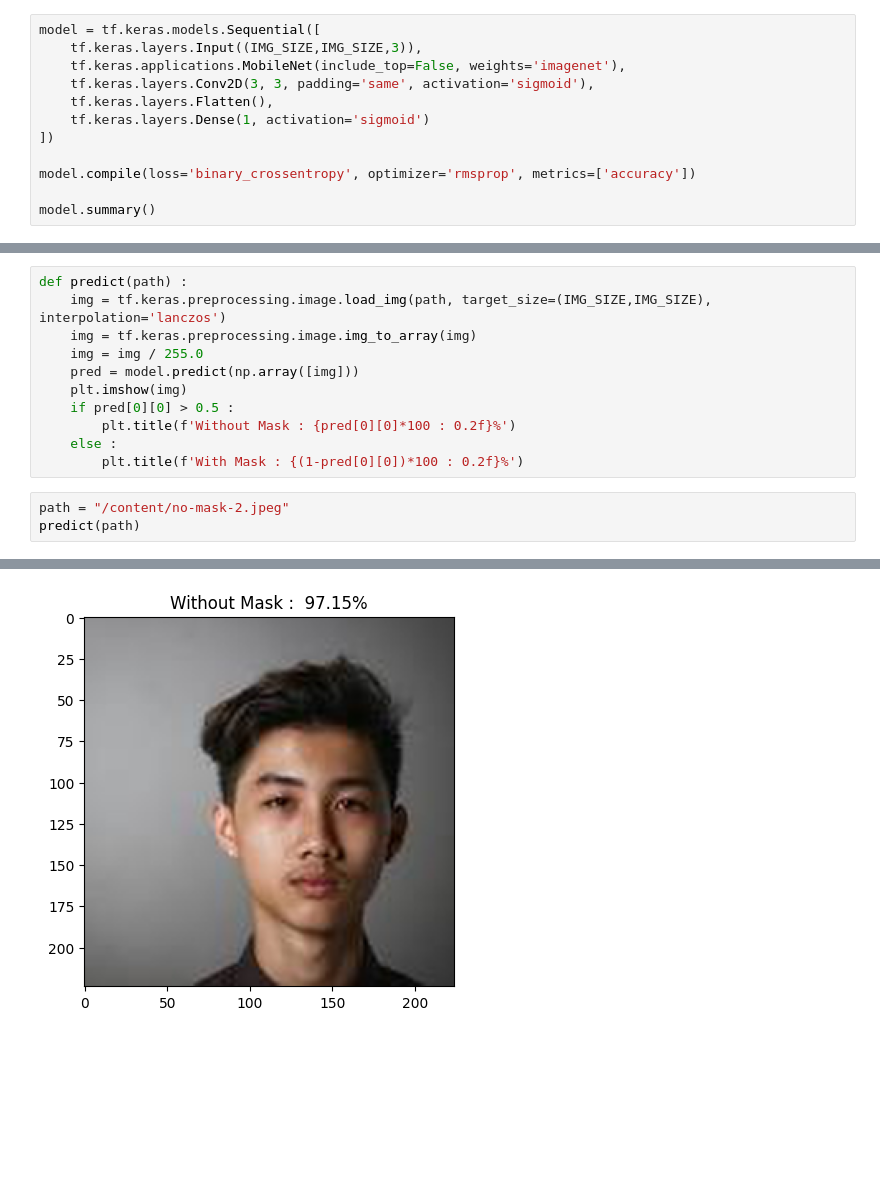
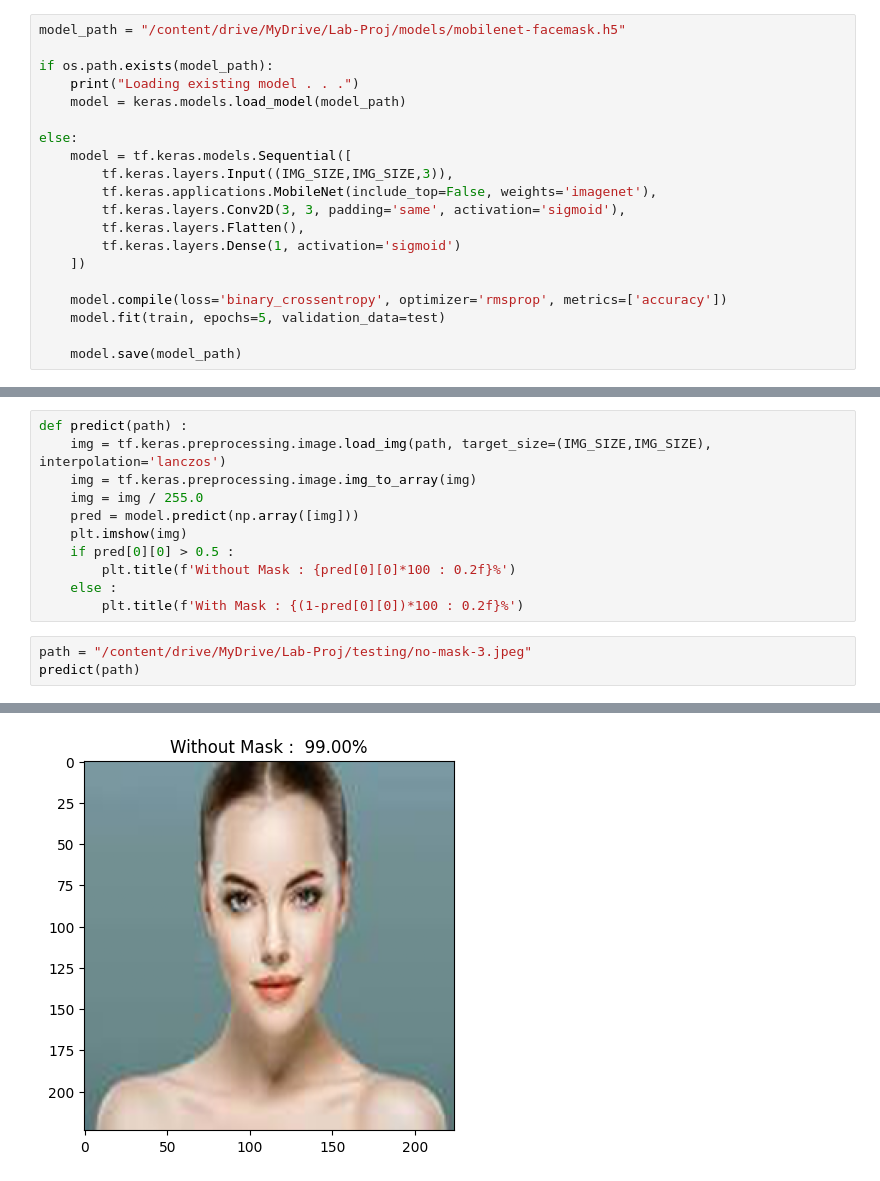
Before and after one commit to MarioAvolio/FaceLens, a Jupyter notebook: notebooks/face_mask_detection/FaceLens_Mask_Classification.ipynb, the cells around one changed output, grey strips where cells are left out. Cells and saved outputs as stored; diff of their text form; blank space fills up the shorter version.

Commit message:
Model Saving and Loading

```diff
--- a/notebooks/face_mask_detection/FaceLens_Mask_Classification.ipynb
+++ b/notebooks/face_mask_detection/FaceLens_Mask_Classification.ipynb
@@ -106,15 +106,23 @@ The model is compiled using the `compile()` method, which specifies the loss fun
 
 Finally, the `summary()` method is used to display the model summary, which shows the layer-wise structure of the model and the number of parameters in each layer.
 # %%
-model = tf.keras.models.Sequential([
-    tf.keras.layers.Input((IMG_SIZE,IMG_SIZE,3)),
-    tf.keras.applications.MobileNet(include_top=False, weights='imagenet'),
-    tf.keras.layers.Conv2D(3, 3, padding='same', activation='sigmoid'),
-    tf.keras.layers.Flatten(),
-    tf.keras.layers.Dense(1, activation='sigmoid')
-])
+model_path = "/content/drive/MyDrive/Lab-Proj/models/mobilenet-facemask.h5"
 
-model.compile(loss='binary_crossentropy', optimizer='rmsprop', metrics=['accuracy'])
+if os.path.exists(model_path):
+    print("Loading existing model . . .")
+    model = keras.models.load_model(model_path)
 
-model.summary()
+else:
+    model = tf.keras.models.Sequential([
+        tf.keras.layers.Input((IMG_SIZE,IMG_SIZE,3)),
+        tf.keras.applications.MobileNet(include_top=False, weights='imagenet'),
+        tf.keras.layers.Conv2D(3, 3, padding='same', activation='sigmoid'),
+        tf.keras.layers.Flatten(),
+        tf.keras.layers.Dense(1, activation='sigmoid')
+    ])
+
+    model.compile(loss='binary_crossentropy', optimizer='rmsprop', metrics=['accuracy'])
+    model.fit(train, epochs=5, validation_data=test)
+
+    model.save(model_path)
 # %% [output]
@@ -182,6 +177,6 @@ def predict(path) :
     else :
         plt.title(f'With Mask : {(1-pred[0][0])*100 : 0.2f}%')
 # %%
-path = "/content/no-mask-2.jpeg"
+path = "/content/drive/MyDrive/Lab-Proj/testing/no-mask-3.jpeg"
 predict(path)
 # %% [output]
@@ -189 +184 @@ predict(path)
-[figure, old version]
+[figure, new version]
```
Also changed, not shown: parts of 5 cells of this notebook.
